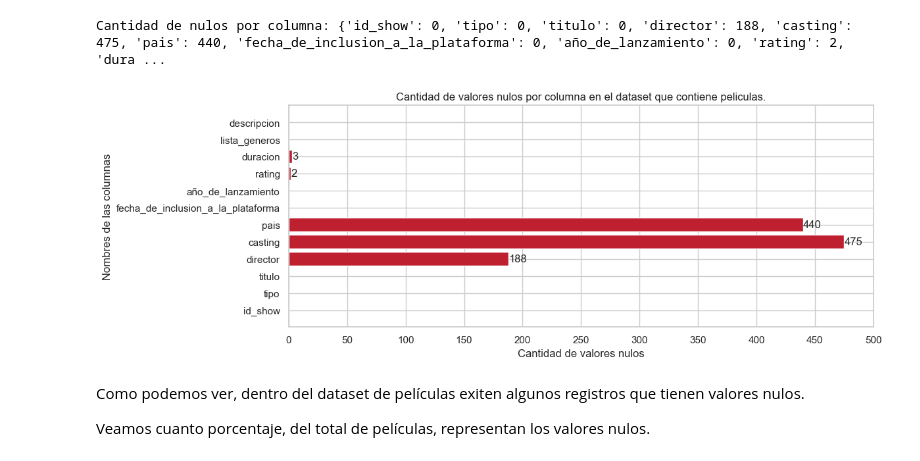
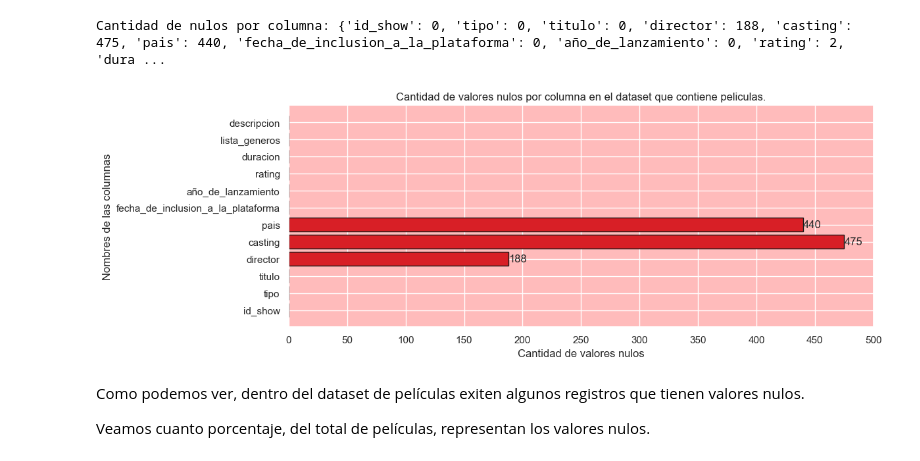
Before and after one commit to Mariagustin-Prg/Netflix-Predictor, a Jupyter notebook: notebook.ipynb, the cells around one changed output. Drawn from its saved outputs; the diff is of its cells as text; code cells hidden in the pictures.

```diff
--- a/notebook.ipynb
+++ b/notebook.ipynb
@@ -12,7 +12,7 @@ import pandas as pd
 import numpy as np
 import matplotlib.pyplot as plt
 import seaborn as sns
-sns.set(style='whitegrid')
+sns.set(style='darkgrid')
 import warnings
 warnings.filterwarnings('ignore')
 import datetime
@@ -206,21 +206,21 @@ Cantidad de nulos por columna: {'id_show': 0, 'tipo': 0, 'titulo': 0, 'director'
 # %%
 nulls_movies = dict(movies.isnull().sum())
 
-plt.figure(figsize=(12, 4))
-plt.barh(y= list(nulls_movies.keys()), width= list(nulls_movies.values()), color= '#bF2030')
-
+fig, ax =plt.subplots(figsize=(12, 4))
+ax.barh(y= list(nulls_movies.keys()), width= list(nulls_movies.values()), color= '#d81f26', edgecolor= 'k')
+ax.set_facecolor('#ffBBBB')
 for y, x in enumerate(nulls_movies.values()):
     if x >= 1:
         plt.text(x, y, str(x), ha= 'left', va= 'center')
 
-plt.xticks(np.linspace(0, 500, 11))
+ax.set_xticks(np.linspace(0, 500, 11))
 plt.tight_layout()
-plt.title("Cantidad de valores nulos por columna en el dataset que contiene peliculas.")
-plt.xlabel("Cantidad de valores nulos")
-plt.ylabel("Nombres de las columnas")
+ax.set_title("Cantidad de valores nulos por columna en el dataset que contiene peliculas.")
+ax.set_xlabel("Cantidad de valores nulos")
+ax.set_ylabel("Nombres de las columnas")
 plt.show()
 # %% [output]
-[figure, old version]
+[figure, new version]
 # %% [markdown]
 Como podemos ver, dentro del dataset de películas exiten algunos registros que tienen valores nulos.
 
```
Also changed, not shown: parts of 25 cells of this notebook.
